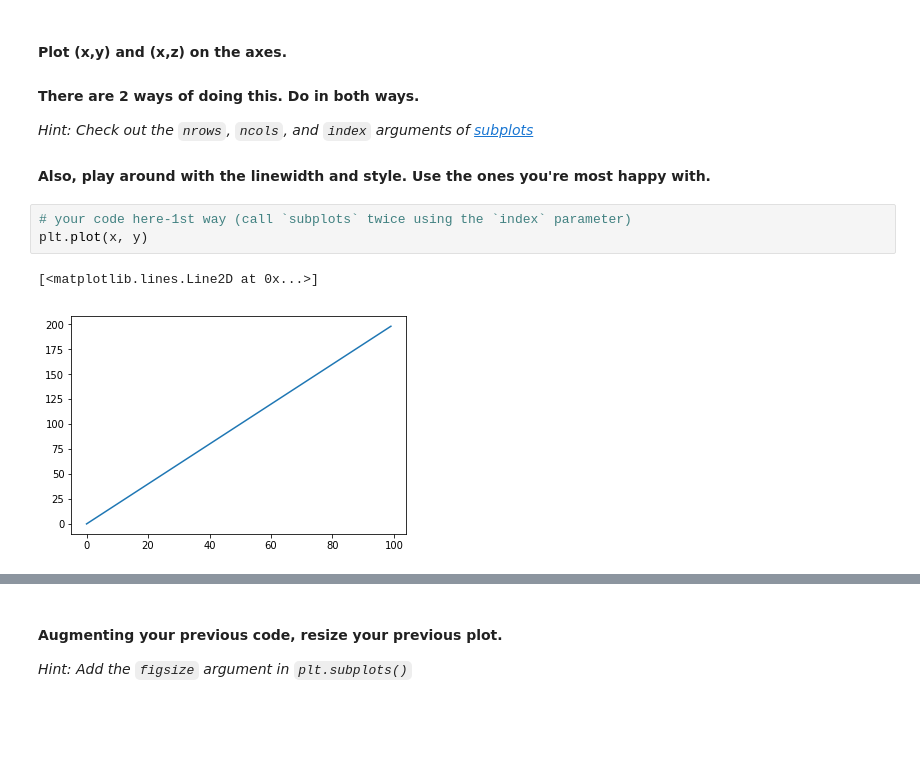
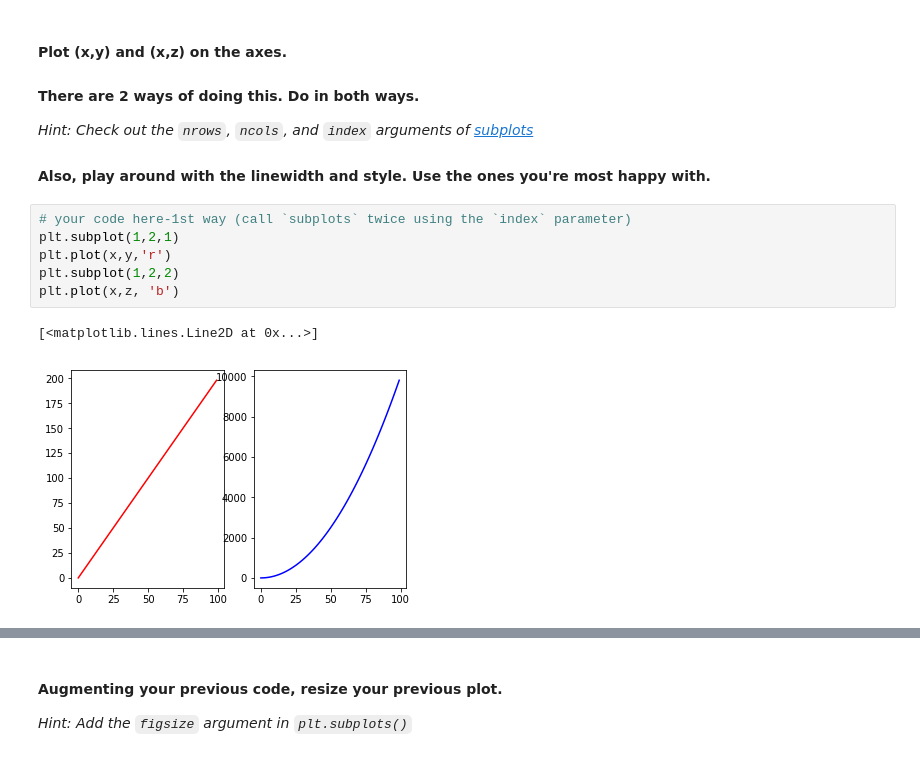
Before and after one commit to marisfont/madrid-oct-2018, a Jupyter notebook: module-2/lab-matplotlib-seaborn/your-code/challenge-1.ipynb, the cells around one changed output, grey strips where cells are left out. Drawn from its saved outputs; the diff is of its cells as text; blank space fills up the shorter version.

```diff
--- a/module-2/lab-matplotlib-seaborn/your-code/challenge-1.ipynb
+++ b/module-2/lab-matplotlib-seaborn/your-code/challenge-1.ipynb
@@ -32,9 +32,12 @@ z = x**2
 #### Also, play around with the linewidth and style. Use the ones you're most happy with.
 # %%
 # your code here-1st way (call `subplots` twice using the `index` parameter)
-plt.plot(x, y)
+plt.subplot(1,2,1)
+plt.plot(x,y,'r')
+plt.subplot(1,2,2)
+plt.plot(x,z, 'b')
 # %% [output]
 [<matplotlib.lines.Line2D at 0x...>]
-[figure, old version]
+[figure, new version]
 # %%
 # your code here-2st way (call `subplots` only once not using the `index` parameter)
```
Also changed, not shown: parts of 7 cells of this notebook.
